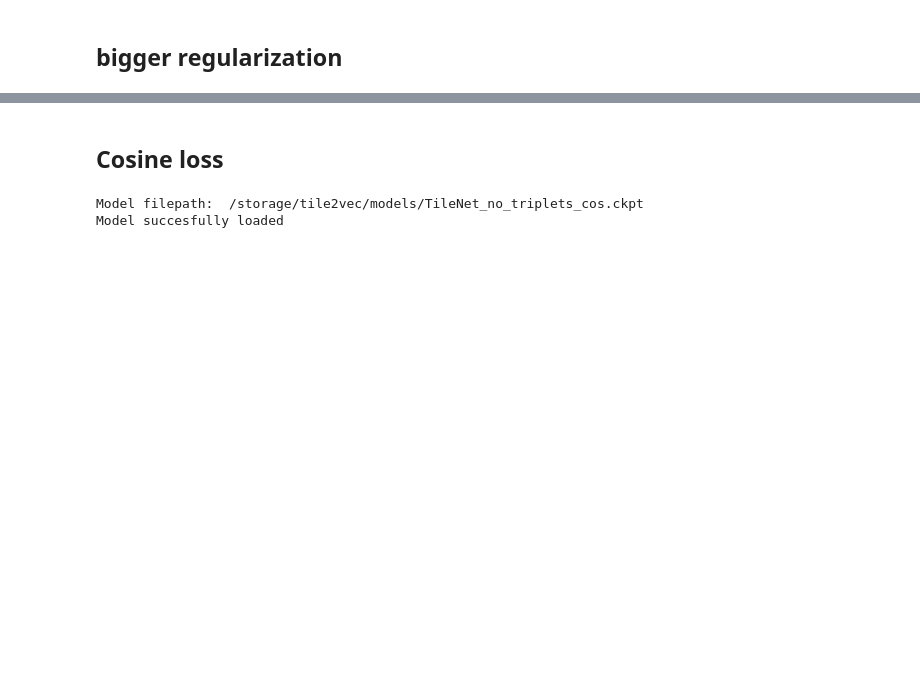
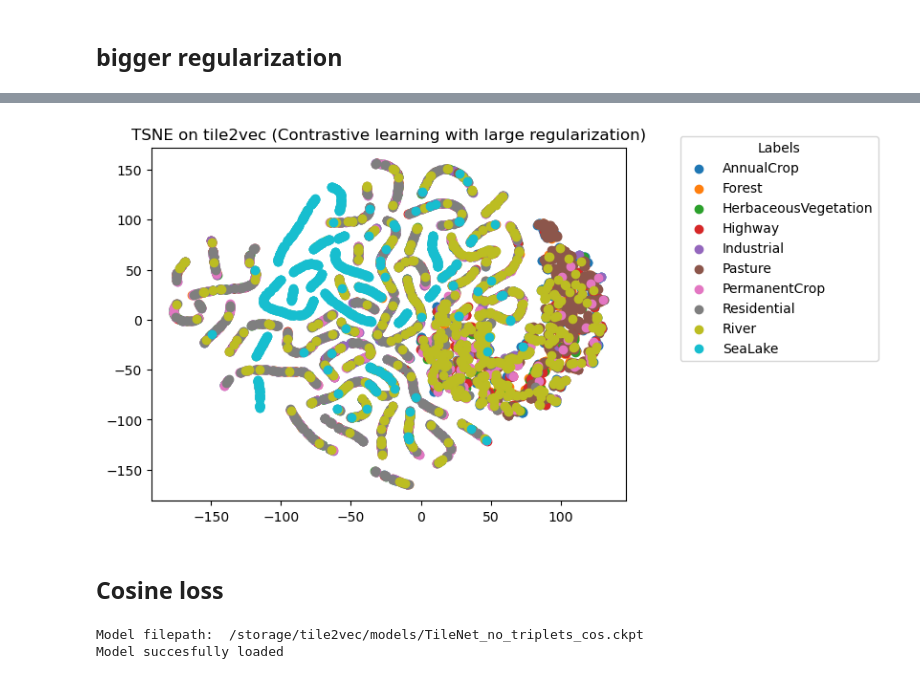
Before and after one commit to FilipLangiewicz/WB_projekt, a Jupyter notebook: code/training/evaluation.ipynb, the cells around one changed output, grey strips where cells are left out. Cells and saved outputs as stored; diff of their text form; code cells hidden in the pictures; blank space fills up the shorter version.

Commit message:
bigger regularization does not work better for tile2vec

```diff
--- a/code/training/evaluation.ipynb
+++ b/code/training/evaluation.ipynb
@@ -320,3 +385,7 @@ Text(0.5, 0, 'Epoch')
+# %%
+vizualize_tsne_2d(X, y, text = "Contrastive learning with large regularization", perplexity = 10, n_iter = 2000)
+# %% [output]
+[figure, added]
 # %% [markdown]
 ## Cosine loss
 # %%
```
Also changed, not shown: parts of 13 cells of this notebook.
